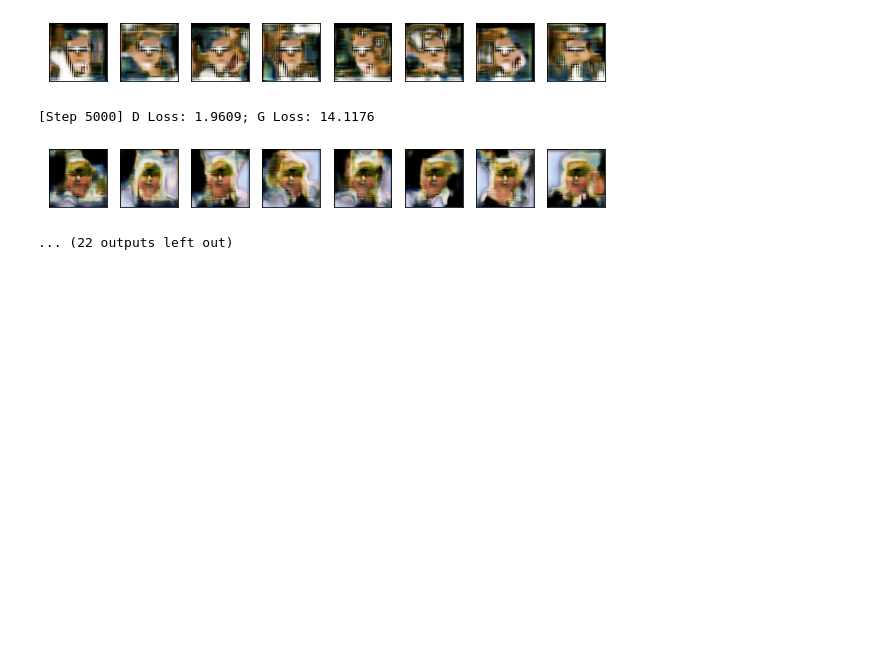
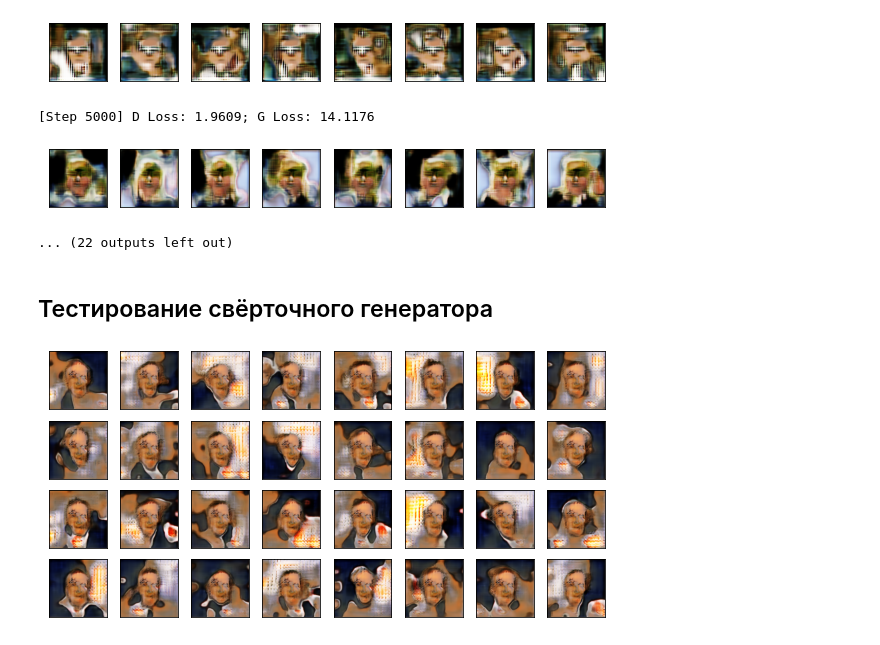
Before and after one commit to panzershracker/Deep-learning-in-comp.-vision, a Jupyter notebook: HW_8.ipynb, the cells around one changed output. Saved outputs shown, nothing was run; the diff lists cells and outputs as text; code cells hidden in the pictures; blank space fills up the shorter version.

```diff
--- a/HW_8.ipynb
+++ b/HW_8.ipynb
@@ -187,3 +187,11 @@ for step, (_, true_images) in enumerate(train_ds):
 [Step 5000] D Loss: 1.9609; G Loss: 14.1176
 [figure]
 ... (22 outputs left out)
+# %% [markdown]
+## Тестирование свёрточного генератора
+# %%
+noise = np.random.normal(0, 1, (32, INPUT_DIM)).astype(np.float32)
+syntetic_images = generator.predict(noise)
+plot_samples(syntetic_images)
+# %% [output]
+[figure, added]
```
Also changed, not shown: parts of 2 cells of this notebook.
